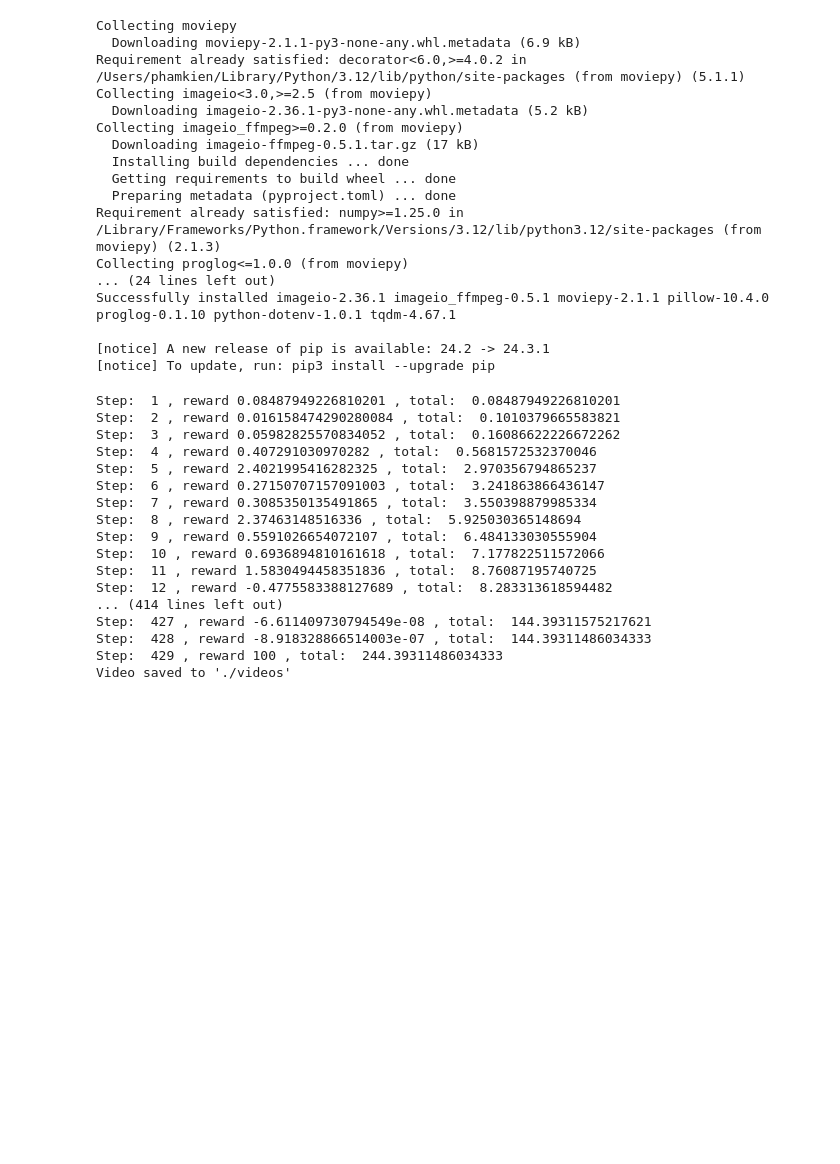
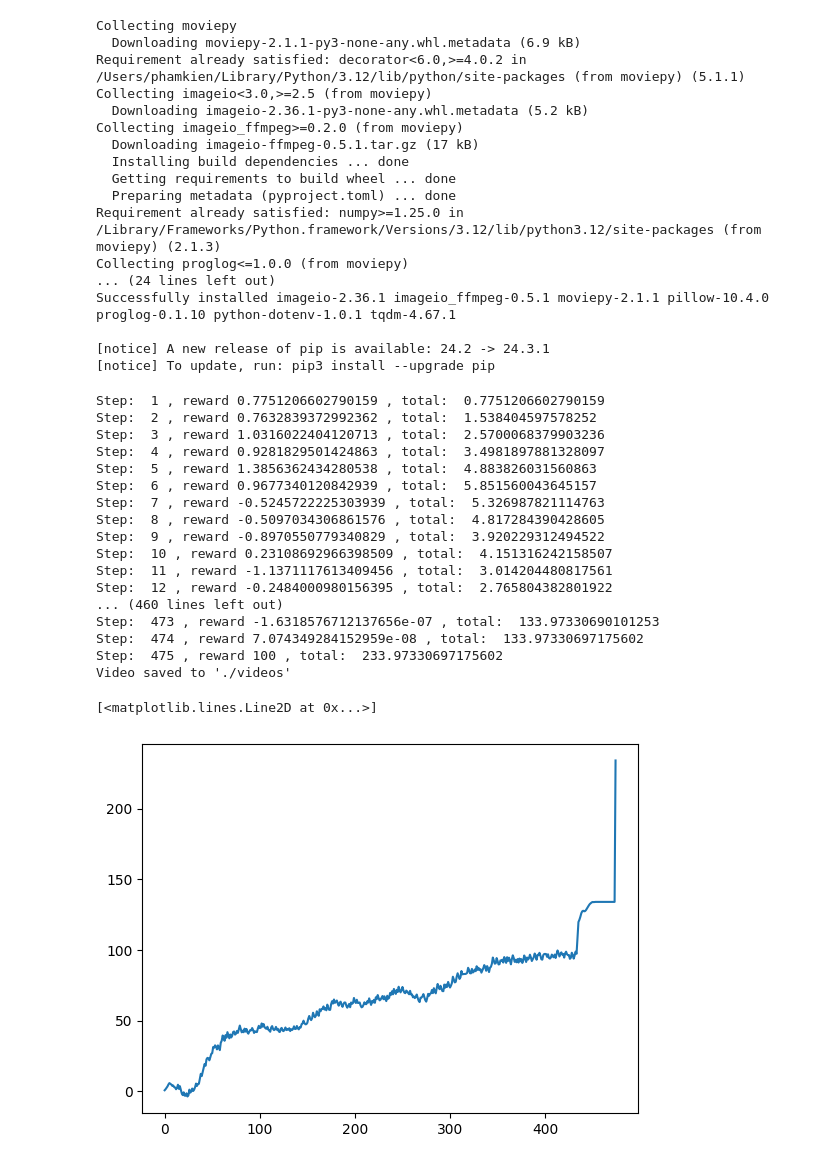
Before and after one commit to MinhDucNguyen9705/LunarLander, a Jupyter notebook: PPO/Proximal Policy Optimization (PPO) [LunarLander].ipynb, the cells around one changed output. Drawn from its saved outputs; the diff is of its cells as text; code cells hidden in the pictures; blank space fills up the shorter version.

```diff
--- a/PPO/Proximal Policy Optimization (PPO) [LunarLander].ipynb
+++ b/PPO/Proximal Policy Optimization (PPO) [LunarLander].ipynb
@@ -350,13 +350,14 @@ policy.eval()
 
 # Create the environment
 env = gym.make("LunarLander-v3", render_mode="rgb_array")
-env = RecordVideo(env, video_folder="./videos", name_prefix="lunar_lander_test")
+env = RecordVideo(env, video_folder="./videos", name_prefix="lunar_lander_test_2")
 
 # Run the policy in the environment
 state, _ = env.reset()
 total = 0
 done = False
 frame = 0
+history = []
 while not done:
     state_tensor = torch.tensor(state, dtype=torch.float32).unsqueeze(0)
     frame += 1
@@ -368,25 +369,30 @@ while not done:
     #     plt.show()
     total += rew
     print("Step: ", frame, ", reward", rew, ", total: ", total)
-
+    history.append(total)
 env.close()
 
 print("Video saved to './videos'")
 # %% [output]
-Step:  1 , reward 0.08487949226810201 , total:  0.08487949226810201
-Step:  2 , reward 0.016158474290280084 , total:  0.1010379665583821
-Step:  3 , reward 0.05982825570834052 , total:  0.16086622226672262
-Step:  4 , reward 0.407291030970282 , total:  0.5681572532370046
-Step:  5 , reward 2.4021995416282325 , total:  2.970356794865237
-Step:  6 , reward 0.27150707157091003 , total:  3.241863866436147
-Step:  7 , reward 0.3085350135491865 , total:  3.550398879985334
-Step:  8 , reward 2.37463148516336 , total:  5.925030365148694
-Step:  9 , reward 0.5591026654072107 , total:  6.484133030555904
-Step:  10 , reward 0.6936894810161618 , total:  7.177822511572066
-Step:  11 , reward 1.5830494458351836 , total:  8.76087195740725
-Step:  12 , reward -0.4775583388127689 , total:  8.283313618594482
-... (414 lines left out)
-Step:  427 , reward -6.611409730794549e-08 , total:  144.39311575217621
-Step:  428 , reward -8.918328866514003e-07 , total:  144.39311486034333
-Step:  429 , reward 100 , total:  244.39311486034333
+Step:  1 , reward 0.7751206602790159 , total:  0.7751206602790159
+Step:  2 , reward 0.7632839372992362 , total:  1.538404597578252
+Step:  3 , reward 1.0316022404120713 , total:  2.5700068379903236
+Step:  4 , reward 0.9281829501424863 , total:  3.4981897881328097
+Step:  5 , reward 1.3856362434280538 , total:  4.883826031560863
+Step:  6 , reward 0.9677340120842939 , total:  5.851560043645157
+Step:  7 , reward -0.5245722225303939 , total:  5.326987821114763
+Step:  8 , reward -0.5097034306861576 , total:  4.817284390428605
+Step:  9 , reward -0.8970550779340829 , total:  3.920229312494522
+Step:  10 , reward 0.23108692966398509 , total:  4.151316242158507
+Step:  11 , reward -1.1371117613409456 , total:  3.014204480817561
+Step:  12 , reward -0.2484000980156395 , total:  2.765804382801922
+... (460 lines left out)
+Step:  473 , reward -1.6318576712137656e-07 , total:  133.97330690101253
+Step:  474 , reward 7.074349284152959e-08 , total:  133.97330697175602
+Step:  475 , reward 100 , total:  233.97330697175602
 Video saved to './videos'
+# %%
+plt.plot(history)
+# %% [output]
+[<matplotlib.lines.Line2D at 0x...>]
+[figure, added]
```
Also changed, not shown: 20 other files.
